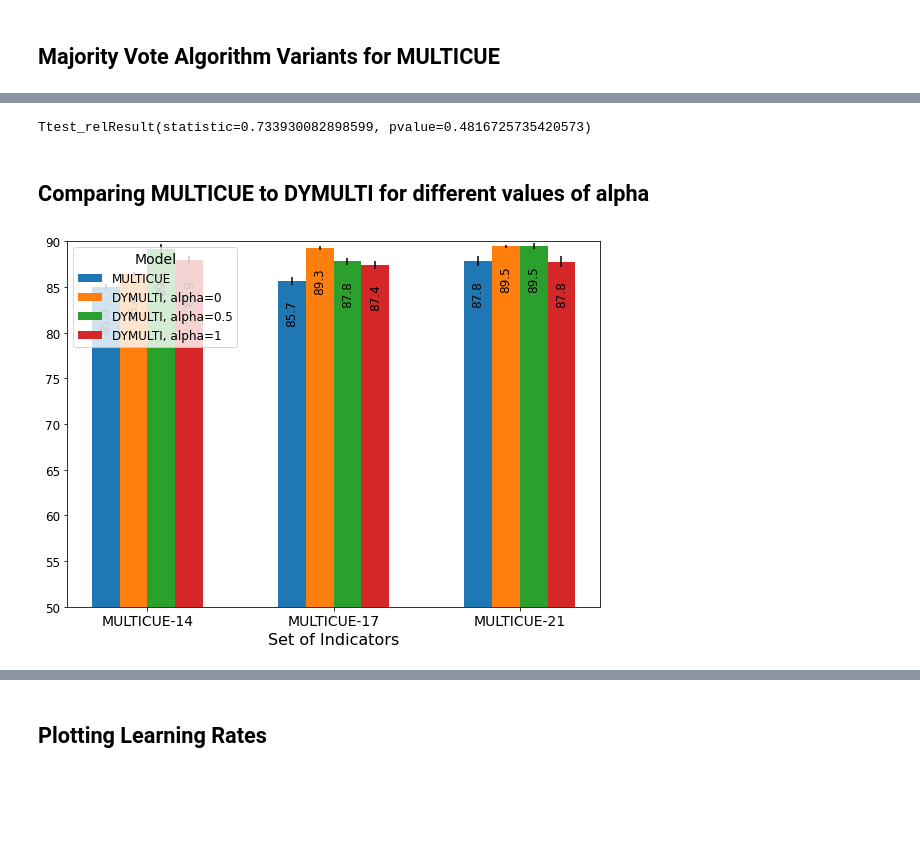
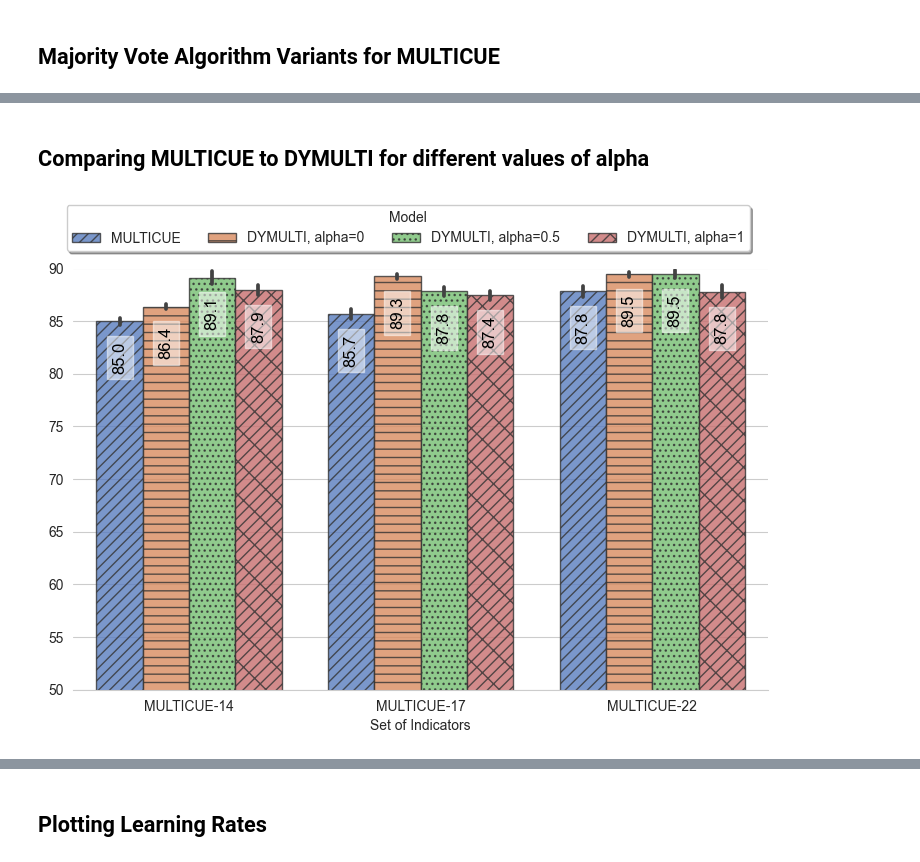
Before and after one commit to codebyzeb/DYMULTI-23, a Jupyter notebook: analysis/graphs.ipynb, the cells around one changed output, grey strips where cells are left out. Saved outputs shown, nothing was run; the diff lists cells and outputs as text; code cells hidden in the pictures; blank space fills up the shorter version.

Commit message:
Update graph scripts

```diff
--- a/analysis/graphs.ipynb
+++ b/analysis/graphs.ipynb
@@ -123,6 +136,2 @@ plot_weight_types(weights, "Lexicon", [30,60])
-# %%
-ttest_rel(multi21_rec_word, multi21_acc_word)
-# %% [output]
-Ttest_relResult(statistic=0.733930082898599, pvalue=0.4816725735420573)
 # %% [markdown]
 ## Comparing MULTICUE to DYMULTI for different values of alpha
@@ -162,27 +138,38 @@ def plot_multicue_types(weight_scores, score_type, y_lim):
+# %%
+def plot_multicue_types_seaborn(data, y_lim):
+    g = sns.catplot(
+        data=data, kind="bar",
+        x="Cues", y="Score", hue="Model",
+        errorbar="sd", palette="muted", alpha=.8, height=5, aspect=1.5, legend=False
+    )
+    g.despine(left=True)
+    g.set_axis_labels('Set of Indicators', '')
+    g.ax.set_ylim(y_lim)
+    addlabels(g.ax)
+    add_hatches(g.ax, data.nunique()["Cues"])
+    g.tight_layout()
+    g.fig.legend(title = 'Model', loc='upper center', bbox_to_anchor=(0.5, 1.1), ncol=4, fancybox=True, shadow=True)
 # %%
-multi14_boundary = [0.8472, 0.8503, 0.8521, 0.8468, 0.8444, 0.8511, 0.8486, 0.85, 0.8521, 0.8561]
-dymulti14_0_boundary =  [0.8619, 0.8607, 0.866, 0.8604, 0.8654, 0.8631, 0.8641, 0.8642, 0.8682, 0.8645]
-dymulti14_05_boundary = [0.8876, 0.8851, 0.8991, 0.8909, 0.8856, 0.8985, 0.8883, 0.8981, 0.8836, 0.8951]
-dymulti14_1_boundary = [0.8778, 0.878, 0.8852, 0.8833, 0.8804, 0.8826, 0.8744, 0.8806, 0.8699, 0.8827]
+multicue_columns = ["MULTICUE", "DYMULTI, alpha=0", "DYMULTI, alpha=0.5", "DYMULTI, alpha=1"]
+multi14_boundary = pd.DataFrame(np.array([[0.8472, 0.8503, 0.8521, 0.8468, 0.8444, 0.8511, 0.8486, 0.85, 0.8521, 0.8561],
+                                        [0.8619, 0.8607, 0.866, 0.8604, 0.8654, 0.8631, 0.8641, 0.8642, 0.8682, 0.8645],
+                                        [0.8876, 0.8851, 0.8991, 0.8909, 0.8856, 0.8985, 0.8883, 0.8981, 0.8836, 0.8951],
+                                        [0.8778, 0.878, 0.8852, 0.8833, 0.8804, 0.8826, 0.8744, 0.8806, 0.8699, 0.8827]]).T*100, columns=multicue_columns).assign(Cues='MULTICUE-14')
 
-multi17_boundary = [0.8535, 0.8516, 0.8603, 0.8606, 0.857, 0.8667, 0.8602, 0.8525, 0.8528, 0.8521]
-dymulti17_0_boundary = [0.8913, 0.8915, 0.8941, 0.893, 0.896, 0.8964, 0.8928, 0.8914, 0.89, 0.8888]
-dymulti17_05_boundary =[0.88, 0.8728, 0.8869, 0.8789, 0.8805, 0.8798, 0.8762, 0.8788, 0.8738, 0.8742]
-dymulti17_1_boundary = [0.8811, 0.8701, 0.8798, 0.8771, 0.8758, 0.8734, 0.8725, 0.8771, 0.8697, 0.8679]
+multi17_boundary = pd.DataFrame(np.array([[0.8535, 0.8516, 0.8603, 0.8606, 0.857, 0.8667, 0.8602, 0.8525, 0.8528, 0.8521],
+                                        [0.8913, 0.8915, 0.8941, 0.893, 0.896, 0.8964, 0.8928, 0.8914, 0.89, 0.8888],
+                                        [0.88, 0.8728, 0.8869, 0.8789, 0.8805, 0.8798, 0.8762, 0.8788, 0.8738, 0.8742],
+                                        [0.8811, 0.8701, 0.8798, 0.8771, 0.8758, 0.8734, 0.8725, 0.8771, 0.8697, 0.8679]]).T*100, columns=multicue_columns).assign(Cues='MULTICUE-17')
 
-multi21_boundary = [0.8736, 0.8766, 0.8825, 0.8826, 0.8726, 0.8737, 0.8827, 0.8715, 0.883, 0.8858]
-dymulti21_0_boundary = [0.8951, 0.8917, 0.8921, 0.8953, 0.8917, 0.8942, 0.8944, 0.896, 0.8976, 0.8973]
-dymulti21_05_boundary = [0.8929, 0.89, 0.8982, 0.8948, 0.8978, 0.8967, 0.891, 0.896, 0.8908, 0.9003]
-dymulti21_1_boundary = [0.8758, 0.8793, 0.8707, 0.8809, 0.8879, 0.8817, 0.8712, 0.8762, 0.8711, 0.8845]
+multi22_boundary = pd.DataFrame(np.array([[0.8736, 0.8766, 0.8825, 0.8826, 0.8726, 0.8737, 0.8827, 0.8715, 0.883, 0.8858],
+                                        [0.8951, 0.8917, 0.8921, 0.8953, 0.8917, 0.8942, 0.8944, 0.896, 0.8976, 0.8973],
+                                        [0.8929, 0.89, 0.8982, 0.8948, 0.8978, 0.8967, 0.891, 0.896, 0.8908, 0.9003],
+                                        [0.8758, 0.8793, 0.8707, 0.8809, 0.8879, 0.8817, 0.8712, 0.8762, 0.8711, 0.8845]]).T*100, columns=multicue_columns).assign(Cues='MULTICUE-22')
 
-multi_scores = [multi14_boundary, multi17_boundary, multi21_boundary]
-zero_scores = [dymulti14_0_boundary, dymulti17_0_boundary, dymulti21_0_boundary]
-half_scores = [dymulti14_05_boundary, dymulti17_05_boundary, dymulti21_05_boundary]
-one_scores = [dymulti14_1_boundary, dymulti17_1_boundary, dymulti21_1_boundary]
-scores = np.array([multi_scores, zero_scores, half_scores, one_scores])
-scores = scores * 100
+multicue_boundary_scores = pd.concat([multi14_boundary, multi17_boundary, multi22_boundary])
+multicue_boundary_scores = pd.melt(multicue_boundary_scores, id_vars=['Cues'], var_name=['Model'], value_name='Score')
 
-plot_multicue_types(scores, "Boundary", [50,90])
+plot_multicue_types_seaborn(multicue_boundary_scores, [50,90])
 # %% [output]
-[figure, old version]
+[figure, new version]
 # %%
```
Also changed, not shown: parts of 51 cells of this notebook, 1 other file.
